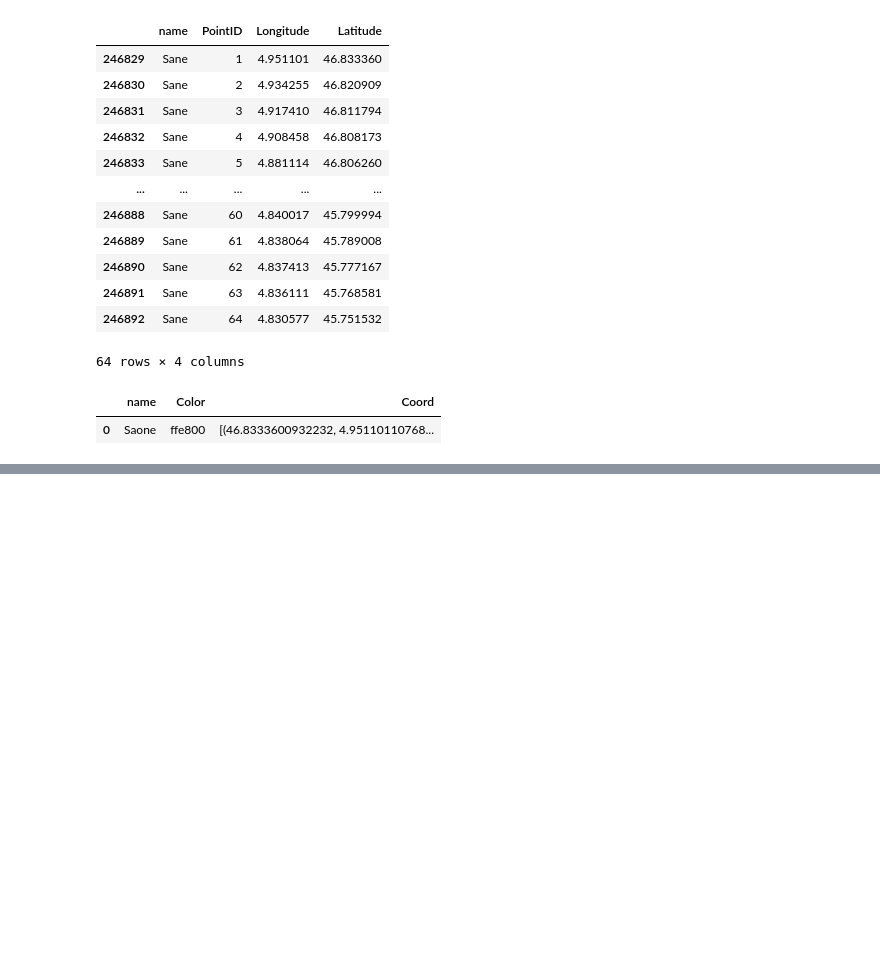
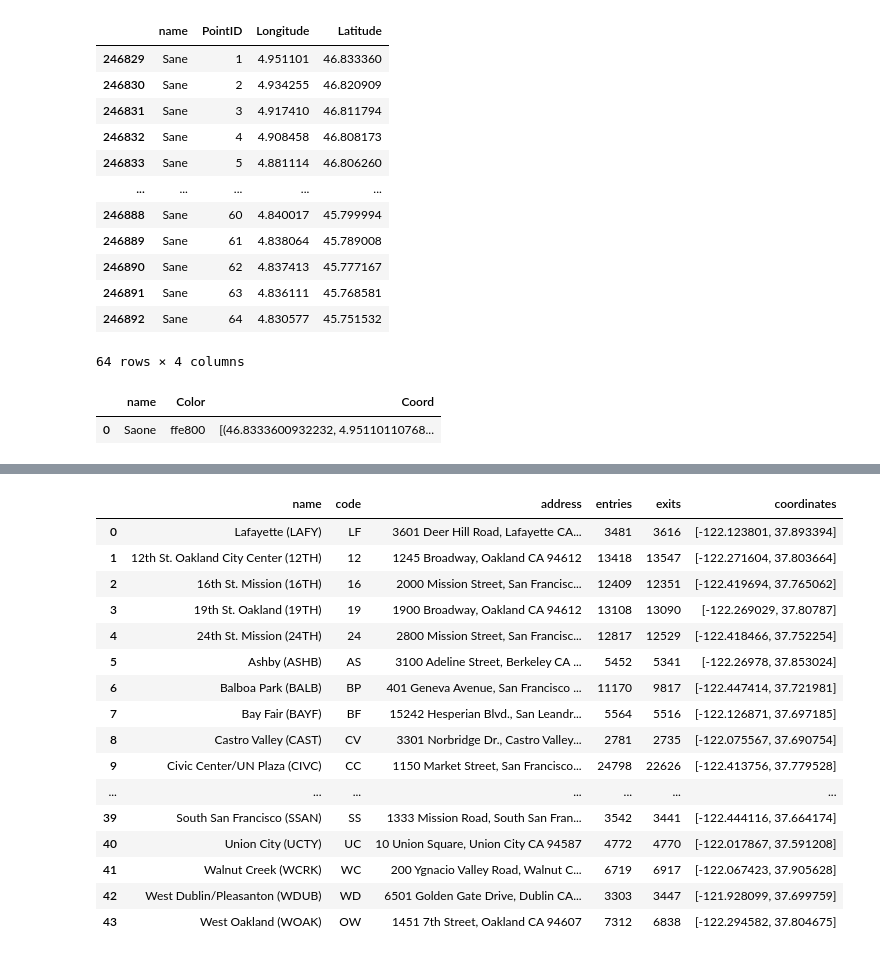
Before and after one commit to e-capi/website_water_pollution, a Jupyter notebook: notebooks/map_plot.ipynb, the cells around one changed output, grey strips where cells are left out. Cells and saved outputs as stored; diff of their text form; code cells hidden in the pictures; blank space fills up the shorter version.

```diff
--- a/notebooks/map_plot.ipynb
+++ b/notebooks/map_plot.ipynb
@@ -74,0 +221,23 @@ generate_rivers_coordinates("Sane", data)
+# %%
+SCATTERPLOT_LAYER_DATA = "https://raw.githubusercontent.com/visgl/deck.gl-data/master/website/bart-stations.json"
+df = pd.read_json(SCATTERPLOT_LAYER_DATA)
+# %%
+df
+# %% [output]
+|  | name | code | address | entries | exits | coordinates |
+| 0 | Lafayette (LAFY) | LF | 3601 Deer Hill Road, Lafayette CA... | 3481 | 3616 | [-122.123801, 37.893394] |
+| 1 | 12th St. Oakland City Center (12TH) | 12 | 1245 Broadway, Oakland CA 94612 | 13418 | 13547 | [-122.271604, 37.803664] |
+| 2 | 16th St. Mission (16TH) | 16 | 2000 Mission Street, San Francisc... | 12409 | 12351 | [-122.419694, 37.765062] |
+| 3 | 19th St. Oakland (19TH) | 19 | 1900 Broadway, Oakland CA 94612 | 13108 | 13090 | [-122.269029, 37.80787] |
+| 4 | 24th St. Mission (24TH) | 24 | 2800 Mission Street, San Francisc... | 12817 | 12529 | [-122.418466, 37.752254] |
+| 5 | Ashby (ASHB) | AS | 3100 Adeline Street, Berkeley CA ... | 5452 | 5341 | [-122.26978, 37.853024] |
+| 6 | Balboa Park (BALB) | BP | 401 Geneva Avenue, San Francisco ... | 11170 | 9817 | [-122.447414, 37.721981] |
+| 7 | Bay Fair (BAYF) | BF | 15242 Hesperian Blvd., San Leandr... | 5564 | 5516 | [-122.126871, 37.697185] |
+| 8 | Castro Valley (CAST) | CV | 3301 Norbridge Dr., Castro Valley... | 2781 | 2735 | [-122.075567, 37.690754] |
+| 9 | Civic Center/UN Plaza (CIVC) | CC | 1150 Market Street, San Francisco... | 24798 | 22626 | [-122.413756, 37.779528] |
+| ... | ... | ... | ... | ... | ... | ... |
+| 39 | South San Francisco (SSAN) | SS | 1333 Mission Road, South San Fran... | 3542 | 3441 | [-122.444116, 37.664174] |
+| 40 | Union City (UCTY) | UC | 10 Union Square, Union City CA 94587 | 4772 | 4770 | [-122.017867, 37.591208] |
+| 41 | Walnut Creek (WCRK) | WC | 200 Ygnacio Valley Road, Walnut C... | 6719 | 6917 | [-122.067423, 37.905628] |
+| 42 | West Dublin/Pleasanton (WDUB) | WD | 6501 Golden Gate Drive, Dublin CA... | 3303 | 3447 | [-121.928099, 37.699759] |
+| 43 | West Oakland (WOAK) | OW | 1451 7th Street, Oakland CA 94607 | 7312 | 6838 | [-122.294582, 37.804675] |
```
Also changed, not shown: parts of 11 cells of this notebook, 8 other files.
